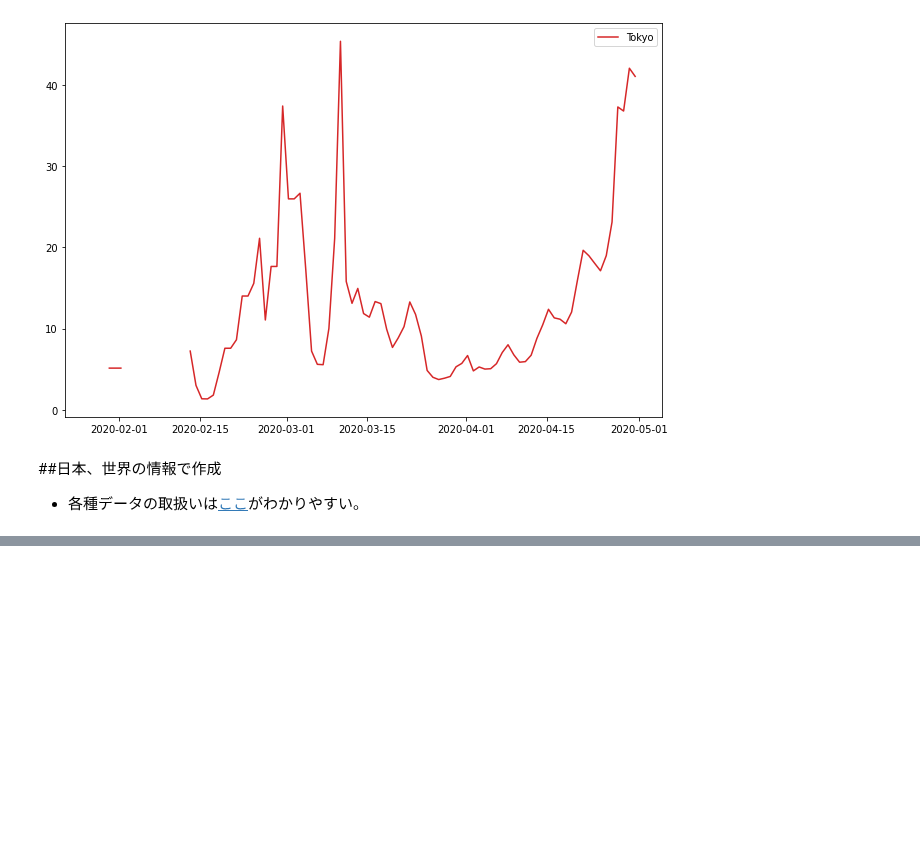
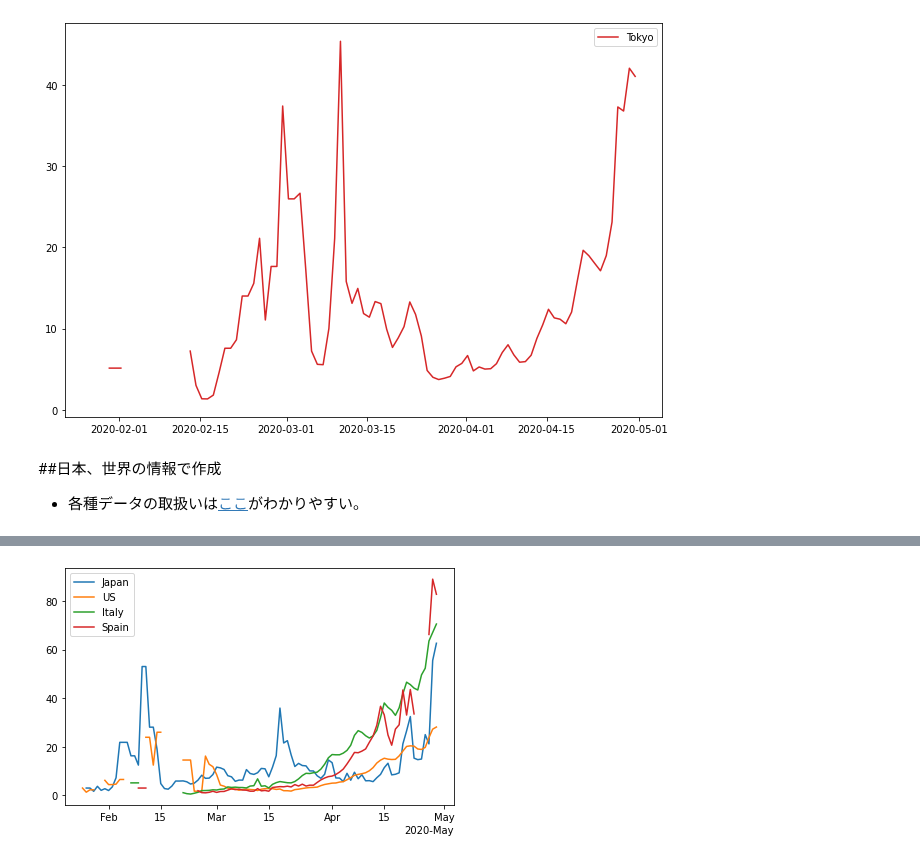
Before and after one commit to pekopeko1/covid-19, a Jupyter notebook: covid_19.ipynb, the cells around one changed output, grey strips where cells are left out. Cells and saved outputs as stored; diff of their text form; code cells hidden in the pictures; blank space fills up the shorter version.

```diff
--- a/covid_19.ipynb
+++ b/covid_19.ipynb
@@ -112,9 +112,12 @@ def get_increase_pace(closeList=[], d=3, n=2):
         pace_list.append(None)
       else:
         try:
-          pace_list.append(float(d)/(math.log(closeList[i], n) - math.log(closeList[i-d], n)))
+          calc = float(d)/(math.log(closeList[i], n) - math.log(closeList[i-d], n))
+          if calc < 0:
+            pace_list.append(None)
+          else:
+            pace_list.append(calc)
         except (ZeroDivisionError, ValueError):
-          #pace_list.append(float('inf'))
           pace_list.append(None)
     return pace_list
 
@@ -164,0 +180,21 @@ fig.savefig('COVID-csse.svg', bbox_inches="tight")
+# %%
+jp_inc_data = get_increase_pace(list(jp_c_data[139]))
+us_inc_data = get_increase_pace(list(us_c_data[225]))
+it_inc_data = get_increase_pace(list(it_c_data[137]))
+es_inc_data = get_increase_pace(list(es_c_data[201]))
+kr_inc_data = get_increase_pace(list(kr_c_data[143]))
+
+
+fig, ax = plt.subplots()
+ax.xaxis.set_major_locator(locator)
+ax.xaxis.set_major_formatter(formatter)
+ax.plot(g_datedata, jp_inc_data, label='Japan')
+ax.plot(g_datedata, us_inc_data, label='US')
+ax.plot(g_datedata, it_inc_data, label='Italy')
+ax.plot(g_datedata, es_inc_data, label='Spain')
+#ax.plot(g_datedata, kr_inc_data, label='S.Korea')
+ax.legend()
+
+fig.tight_layout()
+# %% [output]
+[figure, added]
```
Also changed, not shown: parts of 5 cells of this notebook.
